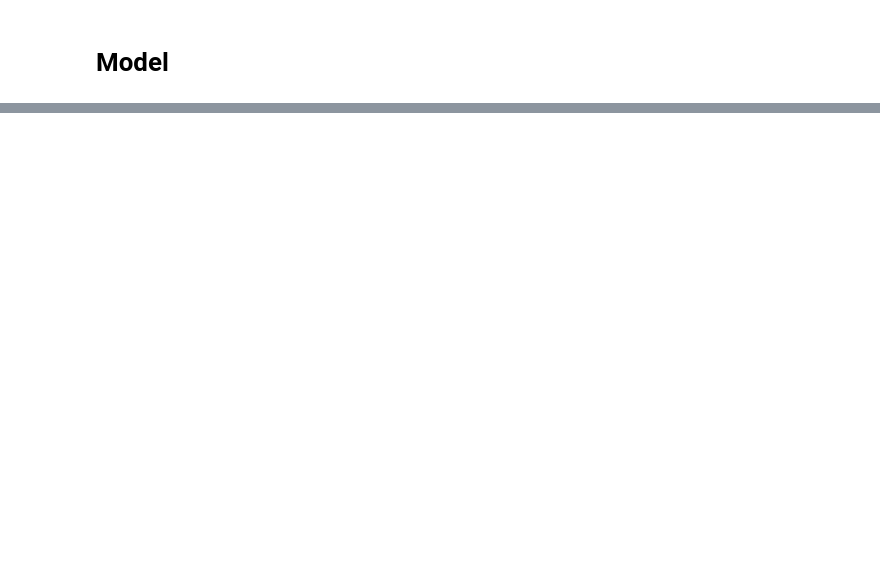
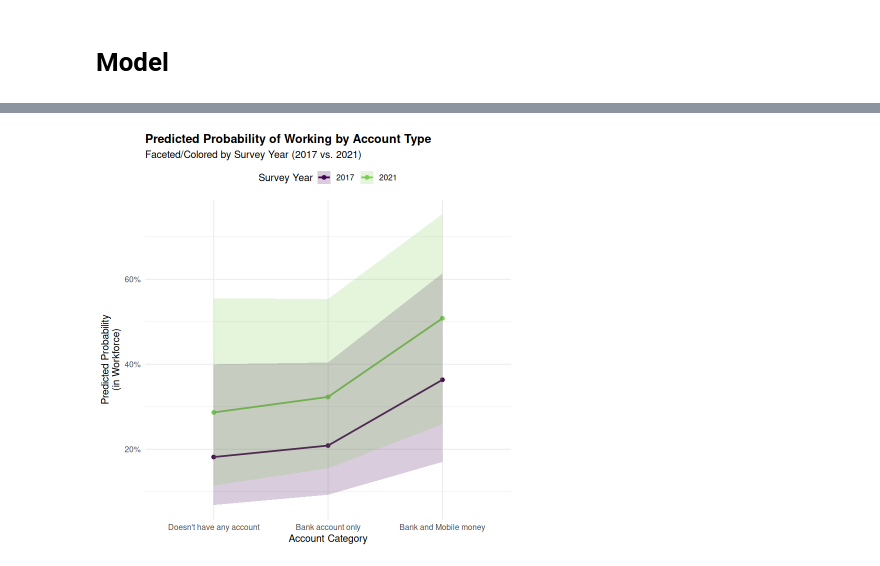
Before and after one commit to mmyousefies/gfi-iran, a Jupyter notebook: src/model.ipynb, the cells around one changed output, grey strips where cells are left out. Cells and saved outputs as stored; diff of their text form; code cells hidden in the pictures; blank space fills up the shorter version.

```diff
--- a/src/model.ipynb
+++ b/src/model.ipynb
@@ -422,0 +328,13 @@ A spec_tbl_df: 41 × 24
+# %%
+design <- svydesign(ids = ~1, weights = ~observation_weight, data = gfi_wrangled)
+form <- in_workforce ~ survay_year + received_government_transfer + education_level +
+  age_bracket + hh_income_quintile + main_source_of_emergency_funds +
+  saved_in_past_year + borrowed_in_past_year + account
+
+model <- svyglm(
+  form,
+  design = design,
+  family = quasibinomial()
+)
+
+model |> tidy_now()
@@ -422,0 +423,43 @@ A spec_tbl_df: 41 × 24
+# %%
+# 2. Predicted Probability by Account Type × Survey Year
+
+pp_account_year <- ggeffects::ggpredict(
+  model,
+  terms = c("account", "survay_year"),
+  type = "fixed"
+) |>
+  # ensure x (account levels) stays in the intended order:
+  mutate(x = factor(x, levels = unique(x)))
+
+prob_account_year_plot <- pp_account_year |>
+  ggplot(aes(
+    x = x,
+    y = predicted,
+    color = group,
+    fill = group,
+    group = group
+  )) +
+  geom_line(linewidth = 1) +
+  geom_point(size = 2) +
+  geom_ribbon(aes(ymin = conf.low, ymax = conf.high), alpha = 0.2, color = NA) +
+  scale_y_continuous(
+    name = "Predicted Probability\n(in Workforce)",
+    labels = scales::percent_format(accuracy = 1)
+  ) +
+  scale_x_discrete(name = "Account Category") +
+  scale_color_viridis_d(option = "D", end = 0.8, name = "Survey Year") +
+  scale_fill_viridis_d(option = "D", end = 0.8, name = "Survey Year") +
+  labs(
+    title = "Predicted Probability of Working by Account Type",
+    subtitle = "Faceted/Colored by Survey Year (2017 vs. 2021)"
+  ) +
+  theme_minimal(base_size = 12) +
+  theme(
+    legend.position = "top",
+    plot.title = element_text(face = "bold")
+  )
+
+# Print it
+prob_account_year_plot
+# %% [output]
+[figure, added]
```
Also changed, not shown: parts of 61 cells of this notebook, 7 other files.
